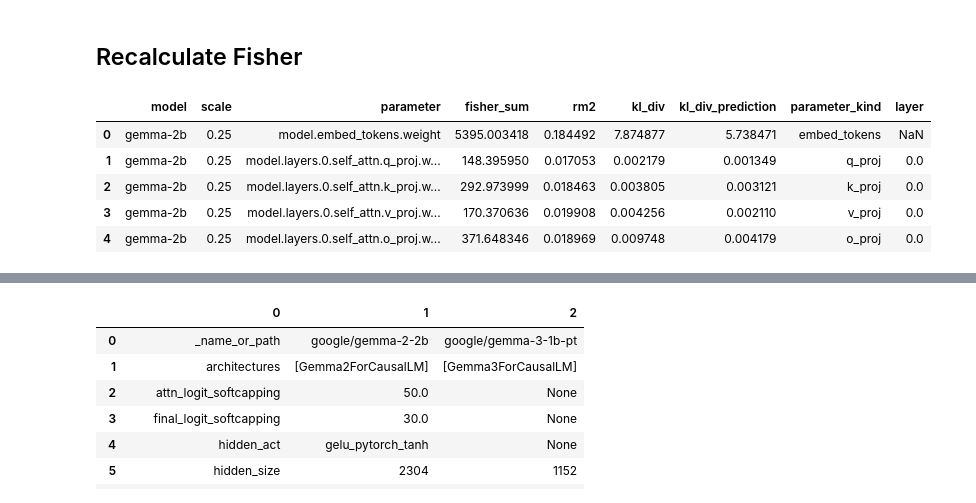
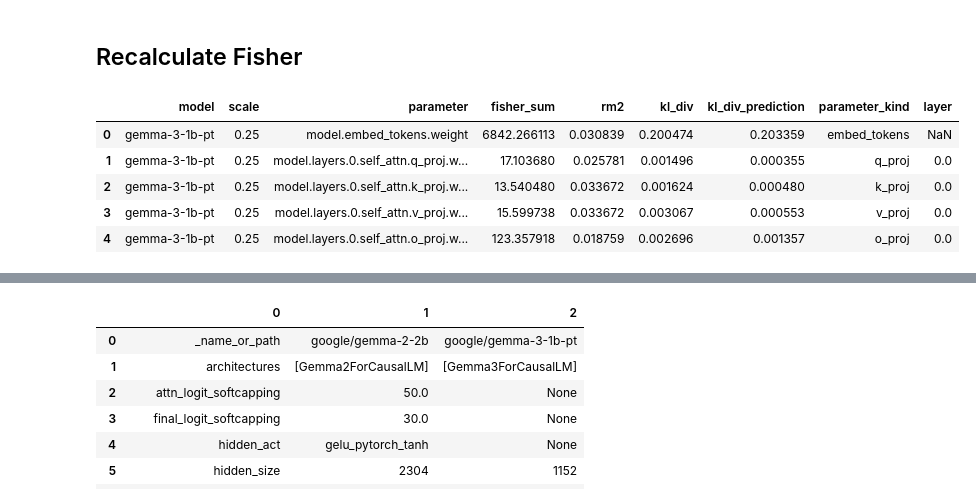
Before and after one commit to graphcore-research/optimal-weight-formats, a Jupyter notebook: 0503-GemmaFisherIssue.ipynb, the cells around one changed output, grey strips where cells are left out. Drawn from its saved outputs; the diff is of its cells as text; code cells hidden in the pictures.

```diff
--- a/0503-GemmaFisherIssue.ipynb
+++ b/0503-GemmaFisherIssue.ipynb
@@ -119,27 +119,27 @@ for model_id in ["google/gemma-3-1b-pt", "google/gemma-2-2b", "google/gemma-2b"]
     torch.cuda.empty_cache()
 # %%
 def get_rows() -> Iterable[dict[str, Any]]:
-    for model in SENSITIVITY_KL_RERUN:
+    for model in FISHER_RERUN:
         for scale in SENSITIVITY_KL_RERUN[model]:
             for parameter in SENSITIVITY_KL_RERUN[model][scale]:
                 yield dict(
                     model=model,
                     scale=scale,
                     parameter=parameter,
                     fisher_sum=FISHER_RERUN[model][parameter].item(),
                     rm2=WEIGHT_STATS_RERUN[model][parameter].rm2,
                     kl_div=SENSITIVITY_KL_RERUN[model][scale][parameter],
                 )
 
 df = pd.DataFrame.from_records(get_rows())
 df["kl_div_prediction"] = 0.5 * (df.scale * df.rm2)**2 * df.fisher_sum
 df["parameter_kind"] = df.parameter.apply(lambda s: s.split(".")[-2])
 df["layer"] = df.parameter.apply(lambda s: float(p.group(1)) if (p := re.search(r"\.(\d+)\.", s)) else None)
 df.head()
 # %% [output]
 |  | model | scale | parameter | fisher_sum | rm2 | kl_div | kl_div_prediction | parameter_kind | layer |
-| 0 | gemma-2b | 0.25 | model.embed_tokens.weight | 5395.003418 | 0.184492 | 7.874877 | 5.738471 | embed_tokens | NaN |
-| 1 | gemma-2b | 0.25 | model.layers.0.self_attn.q_proj.w... | 148.395950 | 0.017053 | 0.002179 | 0.001349 | q_proj | 0.0 |
-| 2 | gemma-2b | 0.25 | model.layers.0.self_attn.k_proj.w... | 292.973999 | 0.018463 | 0.003805 | 0.003121 | k_proj | 0.0 |
-| 3 | gemma-2b | 0.25 | model.layers.0.self_attn.v_proj.w... | 170.370636 | 0.019908 | 0.004256 | 0.002110 | v_proj | 0.0 |
-| 4 | gemma-2b | 0.25 | model.layers.0.self_attn.o_proj.w... | 371.648346 | 0.018969 | 0.009748 | 0.004179 | o_proj | 0.0 |
+| 0 | gemma-3-1b-pt | 0.25 | model.embed_tokens.weight | 6842.266113 | 0.030839 | 0.200474 | 0.203359 | embed_tokens | NaN |
+| 1 | gemma-3-1b-pt | 0.25 | model.layers.0.self_attn.q_proj.w... | 17.103680 | 0.025781 | 0.001496 | 0.000355 | q_proj | 0.0 |
+| 2 | gemma-3-1b-pt | 0.25 | model.layers.0.self_attn.k_proj.w... | 13.540480 | 0.033672 | 0.001624 | 0.000480 | k_proj | 0.0 |
+| 3 | gemma-3-1b-pt | 0.25 | model.layers.0.self_attn.v_proj.w... | 15.599738 | 0.033672 | 0.003067 | 0.000553 | v_proj | 0.0 |
+| 4 | gemma-3-1b-pt | 0.25 | model.layers.0.self_attn.o_proj.w... | 123.357918 | 0.018759 | 0.002696 | 0.001357 | o_proj | 0.0 |
```
Also changed, not shown: parts of 6 cells of this notebook.
